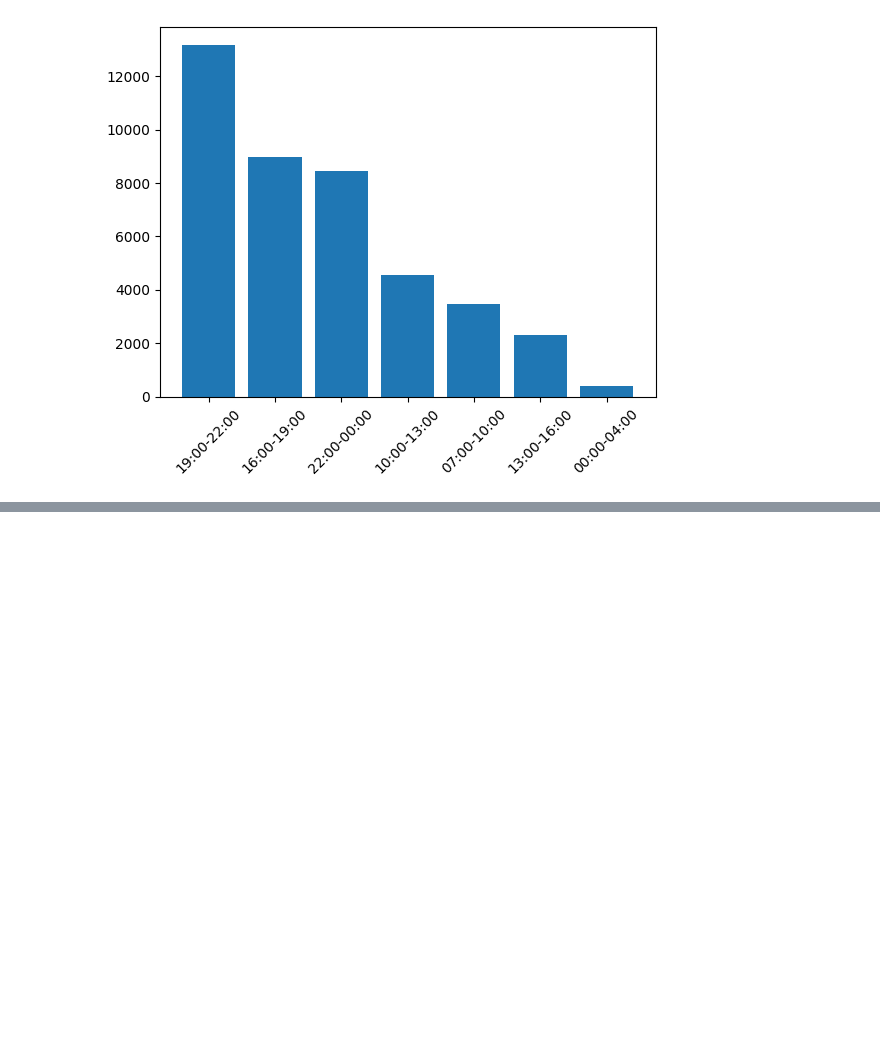
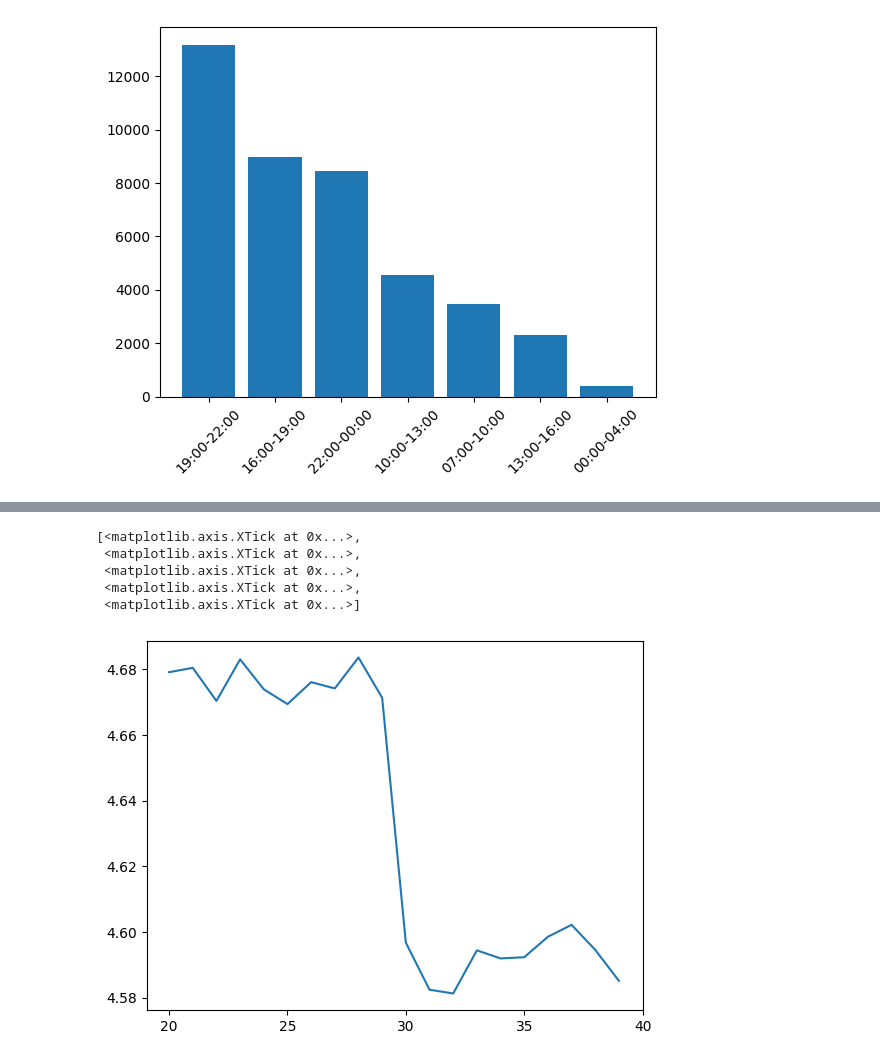
Before and after one commit to Esmaeil-Mashhadi/streamlit_dataVisualization, a Jupyter notebook: dataCleaning.ipynb, the cells around one changed output, grey strips where cells are left out. Cells and saved outputs as stored; diff of their text form; code cells hidden in the pictures; blank space fills up the shorter version.

```diff
--- a/dataCleaning.ipynb
+++ b/dataCleaning.ipynb
@@ -185,0 +206,6 @@ plt.xticks(rotation=45);
+# %%
+columns_to_convert = ['Delivery_person_Ratings', 'Delivery_person_Age']
+whole_dataSet[columns_to_convert] = whole_dataSet[columns_to_convert].apply(pd.to_numeric)
+age_df = whole_dataSet[['Delivery_person_Ratings' , 'Delivery_person_Age' , 'time_periods' , 'Time_taken(min)']]
+age_df.to_csv('.//data/visualizations_df/age_df.csv' , index=False)
+age_df
@@ -185,0 +226,12 @@ plt.xticks(rotation=45);
+# %%
+age_vs_rating_df = pd.DataFrame(age_df.groupby('Delivery_person_Age')['Delivery_person_Ratings'].mean()).reset_index()
+fig ,axes = plt.subplots()
+axes.plot(age_vs_rating_df['Delivery_person_Age'] , age_vs_rating_df['Delivery_person_Ratings'])
+axes.set_xticks(range(20, 41, 5))
+# %% [output]
+[<matplotlib.axis.XTick at 0x...>,
+ <matplotlib.axis.XTick at 0x...>,
+ <matplotlib.axis.XTick at 0x...>,
+ <matplotlib.axis.XTick at 0x...>,
+ <matplotlib.axis.XTick at 0x...>]
+[figure, added]
```
Also changed, not shown: parts of 8 cells of this notebook, 3 other files.
